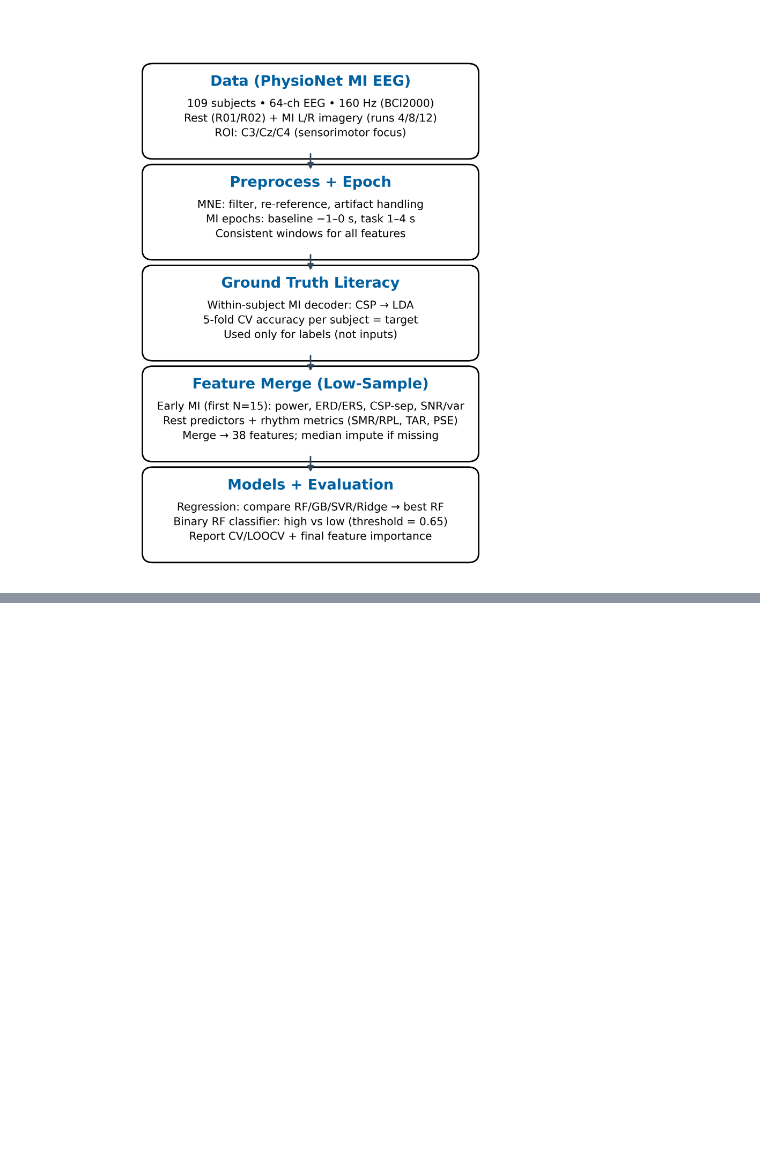
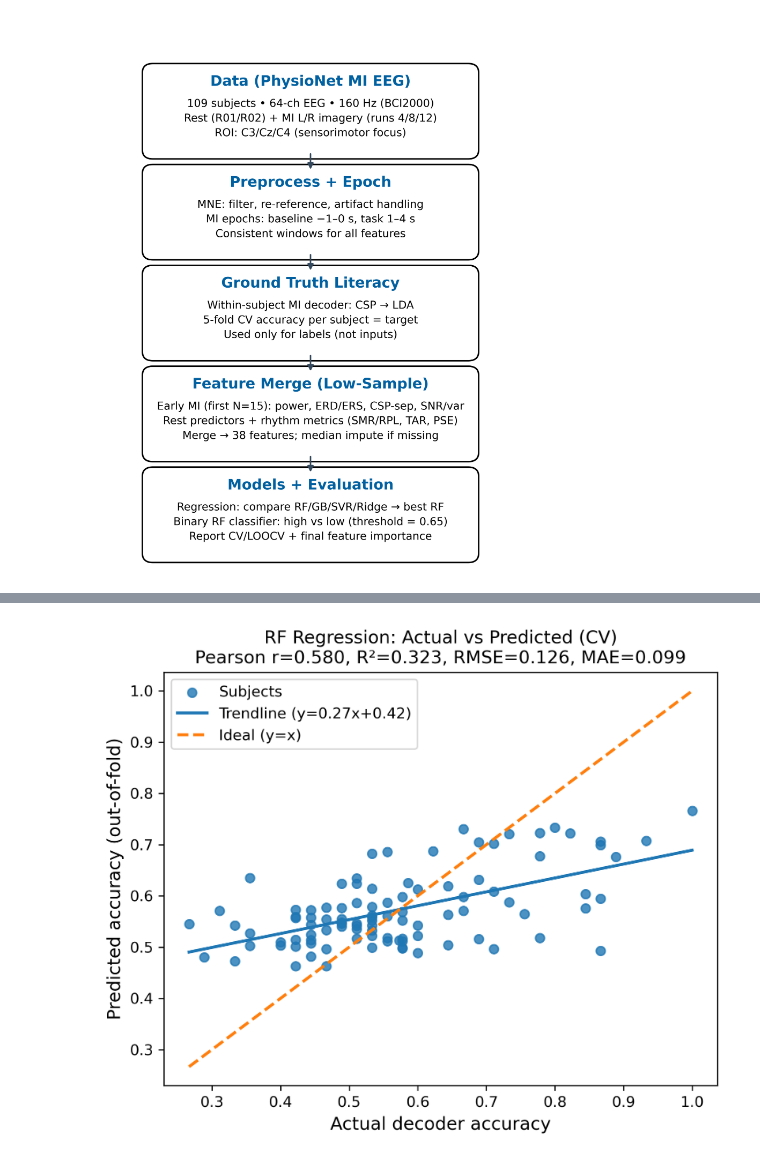
Before and after one commit to AL2024UCSD/EEG-Project, a Jupyter notebook: andrew_notebook_updated.ipynb, the cells around one changed output, grey strips where cells are left out. Cells and saved outputs as stored; diff of their text form; code cells hidden in the pictures; blank space fills up the shorter version.

```diff
--- a/andrew_notebook_updated.ipynb
+++ b/andrew_notebook_updated.ipynb
@@ -1511,0 +1545,70 @@ create_pipeline_diagram()
+# %%
+from sklearn.preprocessing import StandardScaler
+from sklearn.model_selection import KFold, cross_val_predict
+from sklearn.ensemble import RandomForestRegressor
+from sklearn.metrics import mean_squared_error, mean_absolute_error, r2_score
+from scipy.stats import pearsonr
+
+# Load regression evaluation + selected features
+with open("model_evaluation copy.json", "r") as f:
+    me = json.load(f)
+
+meta = me["metadata"]
+selected_features = meta["selected_features"]
+subject_ids = me["subject_ids"]
+y_true = np.array(me["models"]["Random Forest"]["actual"], dtype=float)
+
+# Load merged per-subject features
+with open("early_trial_features_merged copy.json", "r") as f:
+    merged = json.load(f)
+
+feat_by_subj = {int(s["subject_id"]): s["feature_dict"] for s in merged["subjects"]}
+
+# Build X in the same subject order
+X = np.array([[feat_by_subj[sid][fn] for fn in selected_features] for sid in subject_ids], dtype=float)
+
+# Scale (matches your current pipeline behavior)
+scaler = StandardScaler()
+X_scaled = scaler.fit_transform(X)
+
+rf = RandomForestRegressor(
+    n_estimators=200,
+    max_depth=5,
+    min_samples_split=10,
+    min_samples_leaf=5,
+    max_features="sqrt",
+    random_state=42,
+    n_jobs=-1,
+)
+
+cv = KFold(n_splits=meta.get("n_folds", 5), shuffle=True, random_state=meta.get("random_state", 42))
+y_pred = cross_val_predict(rf, X_scaled, y_true, cv=cv)  # out-of-fold predictions
+
+# Metrics for title
+r, _ = pearsonr(y_true, y_pred)
+rmse = np.sqrt(mean_squared_error(y_true, y_pred))
+mae = mean_absolute_error(y_true, y_pred)
+r2 = r2_score(y_true, y_pred)
+
+# Trendline
+m, b = np.polyfit(y_true, y_pred, 1)
+x_line = np.linspace(y_true.min(), y_true.max(), 200)
+trend = m * x_line + b
+
+# Plot
+fig, ax = plt.subplots(figsize=(6, 5))
+ax.scatter(y_true, y_pred, alpha=0.8, label="Subjects")
+ax.plot(x_line, trend, linewidth=2, label=f"Trendline (y={m:.2f}x+{b:.2f})")
+ax.plot(x_line, x_line, linestyle="--", linewidth=2, label="Ideal (y=x)")
+
+ax.set_xlabel("Actual decoder accuracy", fontsize=12)
+ax.set_ylabel("Predicted accuracy (out-of-fold)", fontsize=12)
+ax.set_title(
+    f"RF Regression: Actual vs Predicted (CV)\nPearson r={r:.3f}, R²={r2:.3f}, RMSE={rmse:.3f}, MAE={mae:.3f}",
+    fontsize=12,
+)
+ax.legend()
+plt.tight_layout()
+plt.show()
+# %% [output]
+[figure, added]
```
Also changed, not shown: parts of 4 cells of this notebook, 6 other files.
